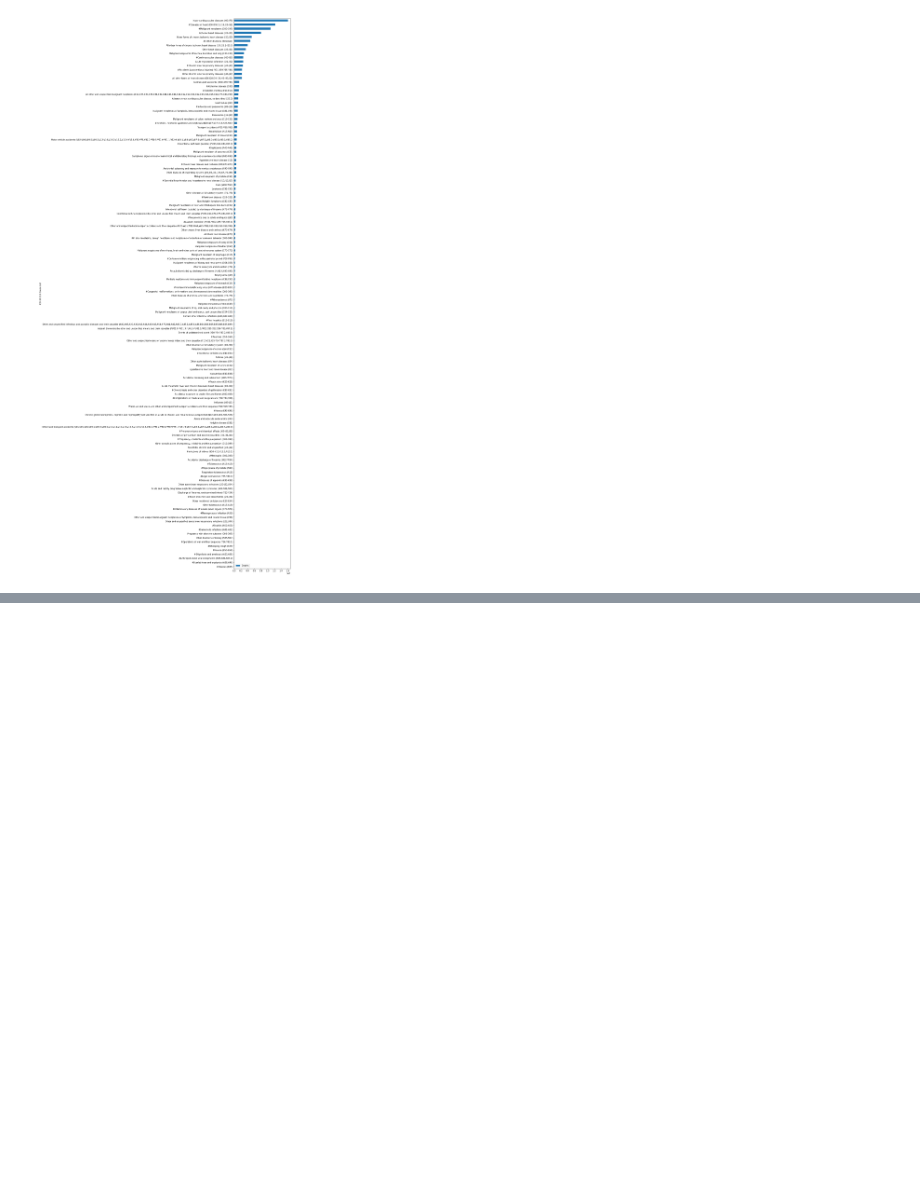
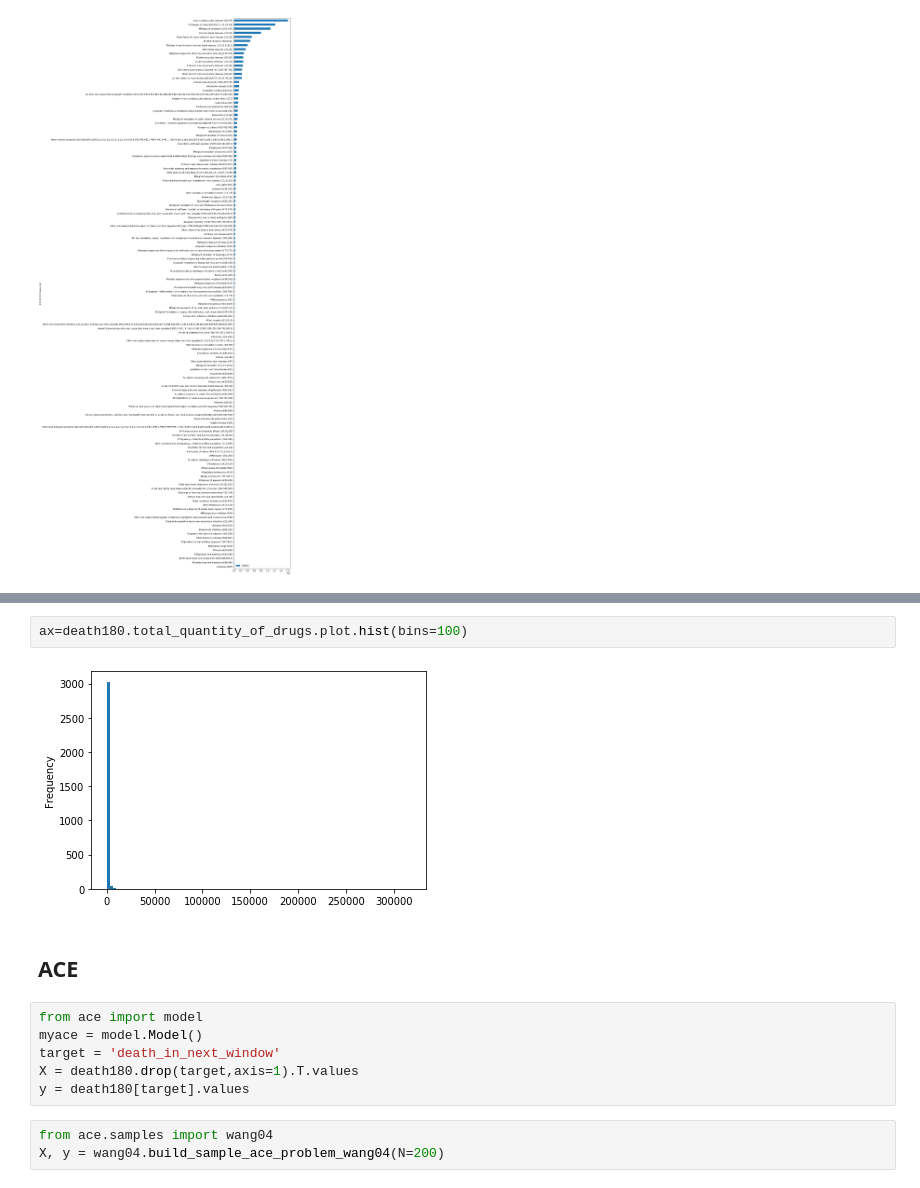
Before and after one commit to romirmoza/omop-cdm-postgresql, a Jupyter notebook: mortality_EDA.ipynb, the cells around one changed output, grey strips where cells are left out. Cells and saved outputs as stored; diff of their text form; blank space fills up the shorter version.

```diff
--- a/mortality_EDA.ipynb
+++ b/mortality_EDA.ipynb
@@ -103,0 +244,15 @@ ax = cause.sort_values(by='Deaths', ascending=True).plot.barh(x='ICD-10 113 Caus
+# %%
+ax=death180.total_quantity_of_drugs.plot.hist(bins=100)
+# %% [output]
+[figure, added]
+# %% [markdown]
+## ACE
+# %%
+from ace import model
+myace = model.Model()
+target = 'death_in_next_window'
+X = death180.drop(target,axis=1).T.values
+y = death180[target].values
+# %%
+from ace.samples import wang04
+X, y = wang04.build_sample_ace_problem_wang04(N=200)
```
Also changed, not shown: parts of 20 cells of this notebook.
